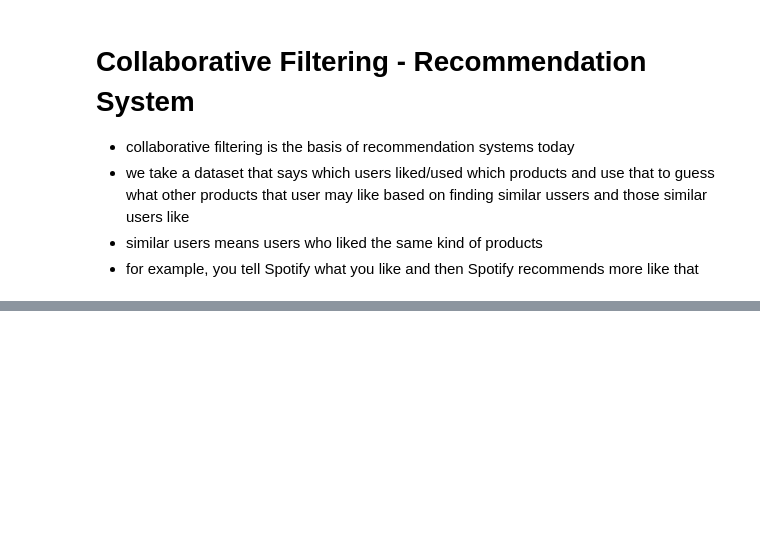
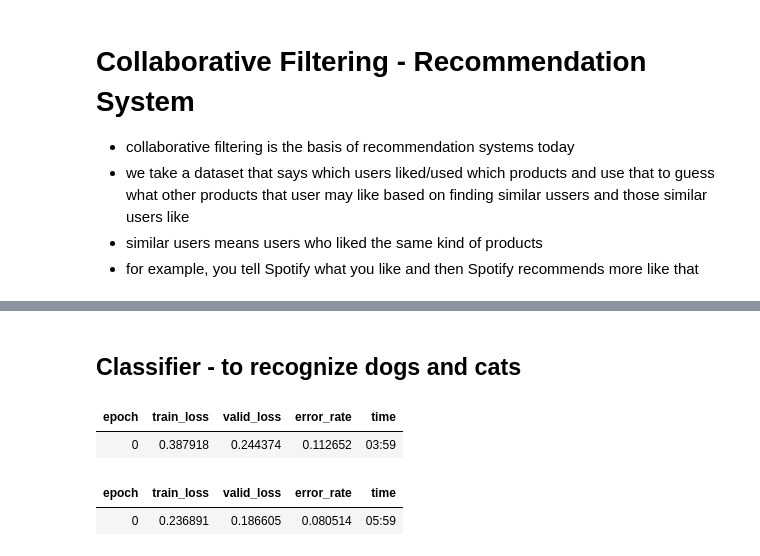
Before and after one commit to salazardenise/practical_deep_learning, a Jupyter notebook: 1_1_creating_model_from_data.ipynb, the cells around one changed output, grey strips where cells are left out. Cells and saved outputs as stored; diff of their text form; code cells hidden in the pictures; blank space fills up the shorter version.

Commit message:
dog/cat classifier

```diff
--- a/1_1_creating_model_from_data.ipynb
+++ b/1_1_creating_model_from_data.ipynb
@@ -328,0 +361,37 @@ If a human can do it reasonably quickly, then that is probably something that de
+# %% [markdown]
+## Classifier - to recognize dogs and cats
+# %%
+# untar_data downloads a standard dataset from the fast.ai datasets collection (if not previously downloaded) to your server,
+# extracts it (if not previously extracted), and returns a Path object with the extracted location
+path_pets = fv.untar_data(fv.URLs.PETS)
+
+# is_cat function: labels cats based on a filename rule
+# i.e. The filenames start with an uppercase letter if the image is a cat, and a lowercase letter otherwise
+def is_cat(x): return x[0].isupper()
+
+# from_name_func means that labels can be extracted using a function applied to the filename
+dls_pets = fv.ImageDataLoaders.from_name_func(
+    path_pets,
+    fv.get_image_files(path_pets),
+    valid_pct = 0.2,  # hold out 20% of the data (for validation) and not use it for training the model at all. By default, the 20% that is held out is selected randomly
+    seed = 42,
+    label_func = is_cat,  # tell fastai how to get the labels from the dataset, i.e. the filename here
+    item_tfms = fv.Resize(224),  # define transforms, resize to 224, standard size for historical reasons
+    # item_tfms are applied to each item
+    # batch_tfms are applied to a batch of items at a time using the GPU
+)
+
+# create a convolutional neural network (CNN) and specify:
+# 1. what architecture to use (i.e. what kind of model to create),
+# 2. what data we want to train it on, and
+# 3. what metric to use
+# vision_learner pretrained parameter defaults to True
+learn_pets = fv.vision_learner(dls_pets, fv.resnet34, metrics=fv.error_rate)
+# provide: number of epochs
+# use 1 epoch to fit jus to get new random head working corretcly, head is the new last layer of the adjusted model
+learn_pets.fine_tune(1)
+# %% [output]
+| epoch | train_loss | valid_loss | error_rate | time |
+| 0 | 0.387918 | 0.244374 | 0.112652 | 03:59 |
+| epoch | train_loss | valid_loss | error_rate | time |
+| 0 | 0.236891 | 0.186605 | 0.080514 | 05:59 |
```
Also changed, not shown: parts of 26 cells of this notebook, 3 other files.
